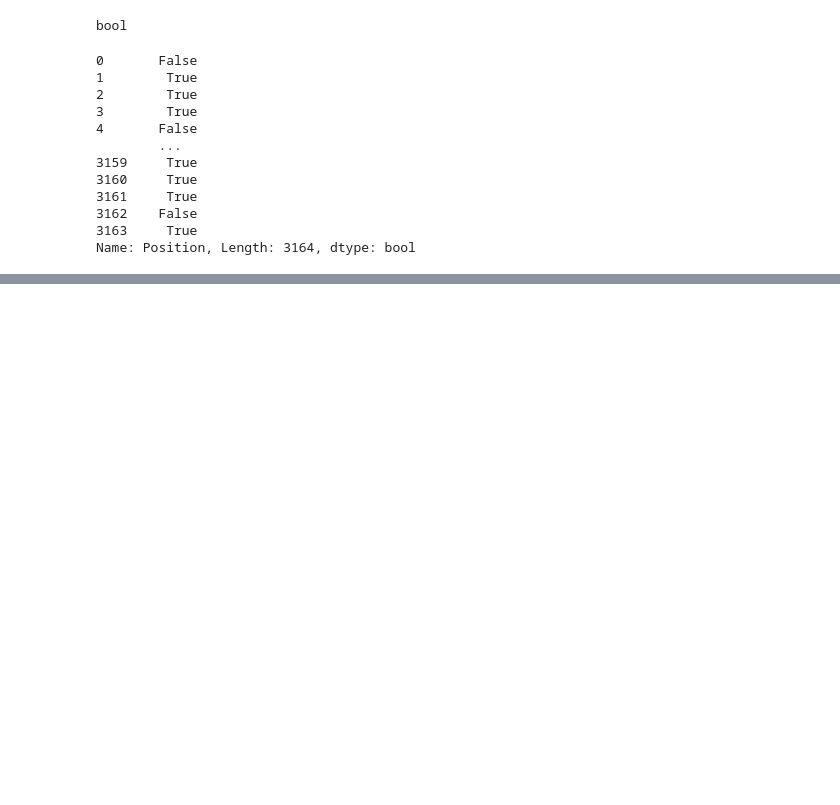
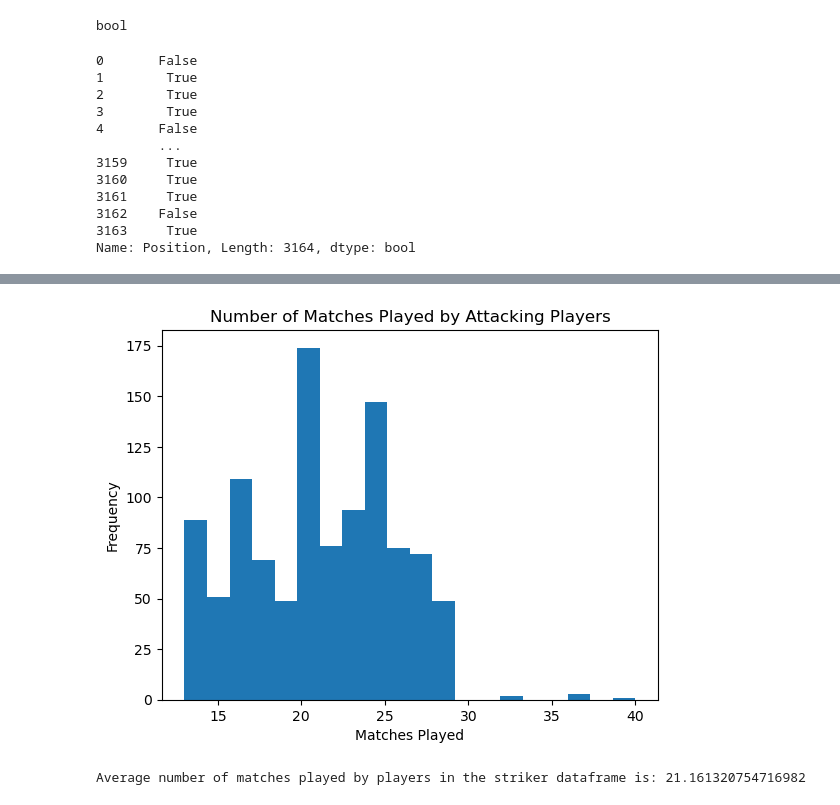
Before and after one commit to brutucas/Football-Player-Analysis, a Jupyter notebook: football_player_analysis.ipynb, the cells around one changed output, grey strips where cells are left out. Saved outputs shown, nothing was run; the diff lists cells and outputs as text; code cells hidden in the pictures; blank space fills up the shorter version.

```diff
--- a/football_player_analysis.ipynb
+++ b/football_player_analysis.ipynb
@@ -210,9 +210,11 @@ print(duplicate_players)
 # I have added numerical values together with 'sum', and selected the last values in columns with text.
 combined_rows = duplicate_players.groupby('Player', as_index=False).agg({
     'Player': 'last',
+    'Nation': 'last',
     'Position': 'last',
     'Squad': 'last',
     'Age': 'last',
+    'Born': 'last',
     'Matches Played': 'sum',
     'Minutes Played': 'sum',
     'Goals': 'sum',
@@ -422,5 +413,6 @@ Name: Position, Length: 3164, dtype: bool
 # %%
 # Creating a new dataframe to filter with these variables and find only those attacking players who have played in roughly half of their team's games.
 striker_dataframe = cleaned_dataframe[attacking_player & matches_played]
-print(striker_dataframe.head())
+striker_dataframe = striker_dataframe[~striker_dataframe['Position'].str.contains('DF')]
+print(striker_dataframe.count())
 # %% [output]
@@ -443,0 +445,15 @@ print(striker_dataframe.head())
+# %%
+import matplotlib.pyplot as plt
+import plotly.express as px
+
+striker_dataframe['Matches Played'].plot.hist(bins=20)
+plt.xlabel('Matches Played')
+plt.ylabel('Frequency')
+plt.title('Number of Matches Played by Attacking Players')
+plt.show()
+# %% [output]
+[figure, added]
+# %%
+print(f"Average number of matches played by players in the striker dataframe is: {striker_dataframe['Matches Played'].mean()}")
+# %% [output]
+Average number of matches played by players in the striker dataframe is: 21.161320754716982
```
Also changed, not shown: parts of 61 cells of this notebook, 3 other files.
